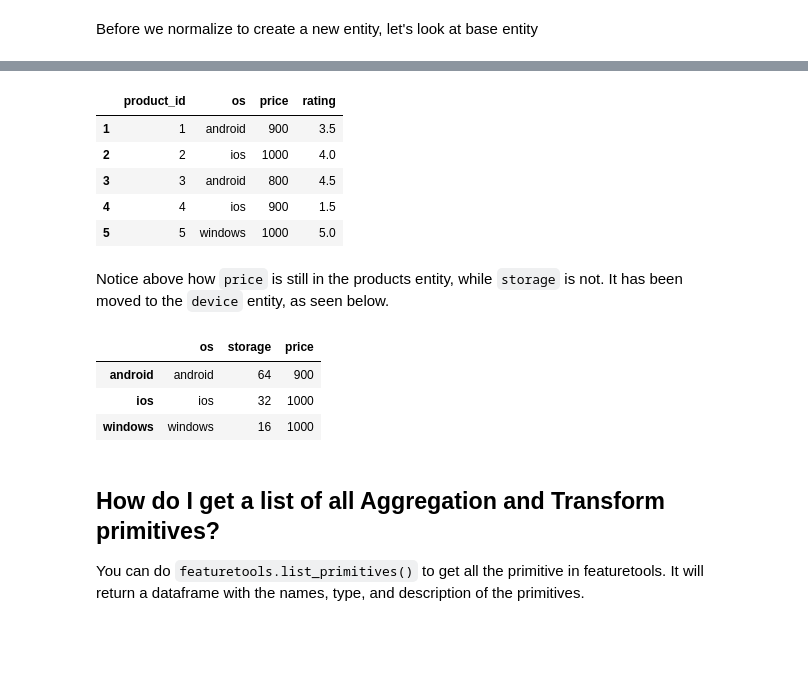
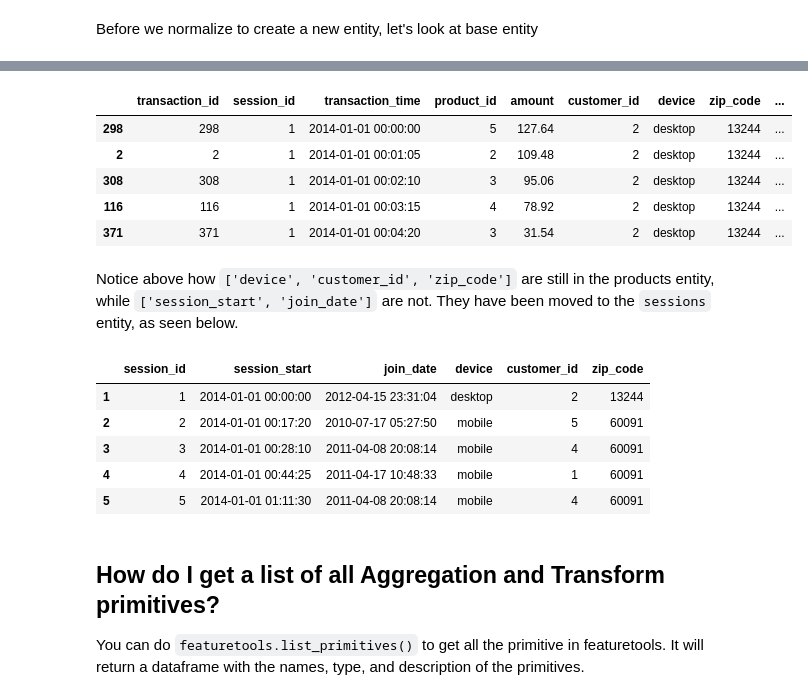
Before and after one commit to alteryx/featuretools, a Jupyter notebook: docs/source/guides/frequently_asked_questions.ipynb, the cells around one changed output, grey strips where cells are left out. Saved outputs shown, nothing was run; the diff lists cells and outputs as text; code cells hidden in the pictures; blank space fills up the shorter version.

```diff
--- a/docs/source/guides/frequently_asked_questions.ipynb
+++ b/docs/source/guides/frequently_asked_questions.ipynb
@@ -203,3 +198,20 @@ es = es.entity_from_dataframe(entity_id="products",
+# %%
+data = ft.demo.load_mock_customer()
+transactions_df = data["transactions"].merge(data["sessions"]).merge(data["customers"])
+products_df = data["products"]
+
+es = ft.EntitySet(id="customer_data")
+es = es.entity_from_dataframe(entity_id="transactions",
+                              dataframe=transactions_df,
+                              index="transaction_id",
+                              time_index="transaction_time")
+
+es = es.entity_from_dataframe(entity_id="products",
+                              dataframe=products_df,
+                              index="product_id")
+
+new_relationship = ft.Relationship(es["products"]["product_id"], es["transactions"]["product_id"])
+es = es.add_relationship(new_relationship)
 # %% [markdown]
 Before we normalize to create a new entity, let's look at base entity
 # %%
@@ -216,8 +228,9 @@ Notice the columns `storage`, and `price` columns.
-# %%
-es = es.normalize_entity(base_entity_id="products",
-                         new_entity_id="device",
-                         index="os",
-                         additional_variables=["storage"],
-                         copy_variables=["price"])
+# %%
+es = es.normalize_entity(base_entity_id="transactions",
+                         new_entity_id="sessions",
+                         index="session_id",
+                         make_time_index="session_start",
+                         additional_variables=["session_start", "join_date"],
+                         copy_variables=["device", "customer_id", "zip_code"])
 # %% [markdown]
 We normalized the columns to create a new entity.
@@ -228,21 +243,23 @@ Let's see this in the actual Entityset.
 # %%
-es['products'].df.head()
+es['transactions'].df.head()
 # %% [output]
-|  | product_id | os | price | rating |
-| 1 | 1 | android | 900 | 3.5 |
-| 2 | 2 | ios | 1000 | 4.0 |
-| 3 | 3 | android | 800 | 4.5 |
-| 4 | 4 | ios | 900 | 1.5 |
-| 5 | 5 | windows | 1000 | 5.0 |
+|  | transaction_id | session_id | transaction_time | product_id | amount | customer_id | device | zip_code | ... |
+| 298 | 298 | 1 | 2014-01-01 00:00:00 | 5 | 127.64 | 2 | desktop | 13244 | ... |
+| 2 | 2 | 1 | 2014-01-01 00:01:05 | 2 | 109.48 | 2 | desktop | 13244 | ... |
+| 308 | 308 | 1 | 2014-01-01 00:02:10 | 3 | 95.06 | 2 | desktop | 13244 | ... |
+| 116 | 116 | 1 | 2014-01-01 00:03:15 | 4 | 78.92 | 2 | desktop | 13244 | ... |
+| 371 | 371 | 1 | 2014-01-01 00:04:20 | 3 | 31.54 | 2 | desktop | 13244 | ... |
 # %% [markdown]
-Notice above how `price` is still in the products entity, while `storage` is not. It has been moved to the `device` entity, as seen below.
+Notice above how `['device', 'customer_id', 'zip_code']` are still in the products entity, while `['session_start', 'join_date']` are not. They have been moved to the `sessions` entity, as seen below.
 # %%
-es['device'].df.head()
+es['sessions'].df.head()
 # %% [output]
-|  | os | storage | price |
-| android | android | 64 | 900 |
-| ios | ios | 32 | 1000 |
-| windows | windows | 16 | 1000 |
+|  | session_id | session_start | join_date | device | customer_id | zip_code |
+| 1 | 1 | 2014-01-01 00:00:00 | 2012-04-15 23:31:04 | desktop | 2 | 13244 |
+| 2 | 2 | 2014-01-01 00:17:20 | 2010-07-17 05:27:50 | mobile | 5 | 60091 |
+| 3 | 3 | 2014-01-01 00:28:10 | 2011-04-08 20:08:14 | mobile | 4 | 60091 |
+| 4 | 4 | 2014-01-01 00:44:25 | 2011-04-17 10:48:33 | mobile | 1 | 60091 |
+| 5 | 5 | 2014-01-01 01:11:30 | 2011-04-08 20:08:14 | mobile | 4 | 60091 |
 # %% [markdown]
 ## How do I get a list of all Aggregation and Transform primitives?
 
```
Also changed, not shown: parts of 32 cells of this notebook.
